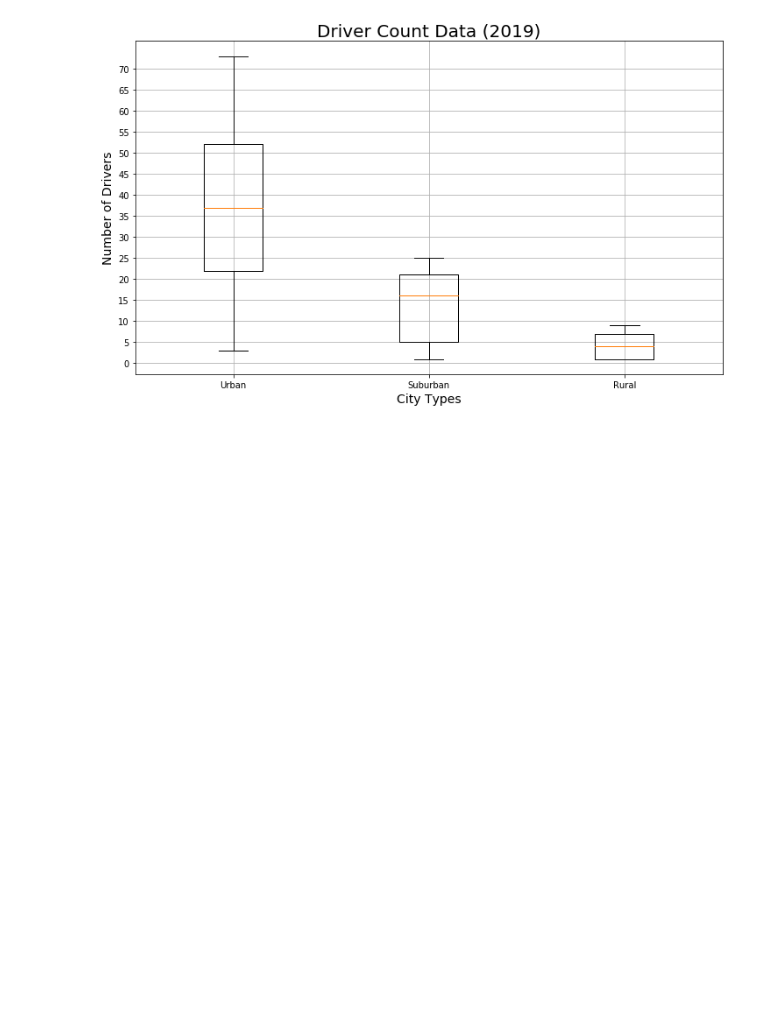
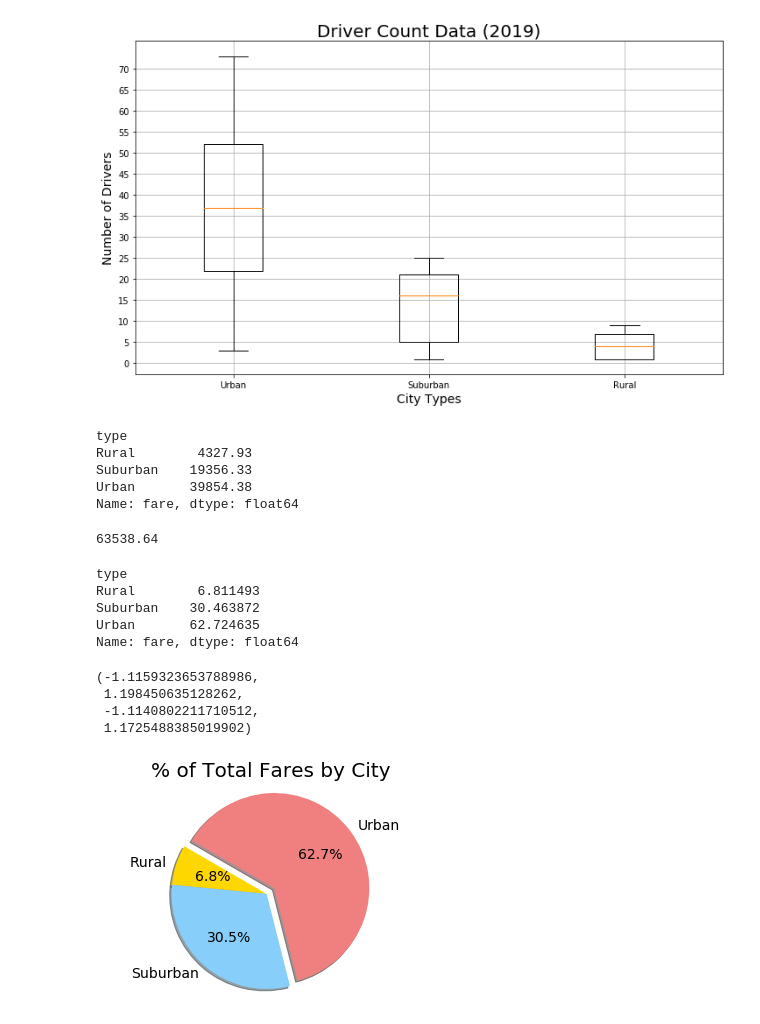
Before and after one commit to willmino/Pyber_Analysis, a Jupyter notebook: Pyber.ipynb, the cells around one changed output. Cells and saved outputs as stored; diff of their text form; code cells hidden in the pictures; blank space fills up the shorter version.

```diff
--- a/Pyber.ipynb
+++ b/Pyber.ipynb
@@ -993,3 +994,55 @@ ax.grid()
 plt.savefig("analysis/Fig4.png")
 # %% [output]
 [figure]
+# %%
+#5.5.1
+#lets calculate the percentage of fares per city type per city. First you need sum of fares per city type
+#First, get the sum of fares for each city type (total for each city type)
+
+sum_fares_by_type = pyber_df.groupby(["type"]).sum()["fare"]
+
+sum_fares_by_type
+# %% [output]
+type
+Rural        4327.93
+Suburban    19356.33
+Urban       39854.38
+Name: fare, dtype: float64
+# %%
+#Get the total fares for each city type
+#this is the total fares in all cities
+total_fares = pyber_df["fare"].sum()
+
+total_fares
+# %% [output]
+63538.64
+# %%
+type_percents = 100*(sum_fares_by_type/total_fares)
+
+#this yield the percentage that is all fares from each city divided by the total fares
+type_percents
+
+#as you can see, urban cities contribute to the most fares, likely due to their higher population
+# %% [output]
+type
+Rural        6.811493
+Suburban    30.463872
+Urban       62.724635
+Name: fare, dtype: float64
+# %%
+import matplotlib as mpl
+
+plt.pie(type_percents,labels = ["Rural", "Suburban", "Urban"], autopct = "%1.1f%%",explode = [0,0,0.1]
+        ,shadow = True, startangle = 150, colors = ["gold","lightskyblue", "lightcoral"])
+
+plt.title("% of Total Fares by City", fontsize = 20)
+
+mpl.rcParams["font.size"]=14
+
+plt.axis("equal")
+# %% [output]
+(-1.1159323653788986,
+ 1.198450635128262,
+ -1.1140802211710512,
+ 1.1725488385019902)
+[figure, added]
```
Also changed, not shown: parts of 1 cell of this notebook.
